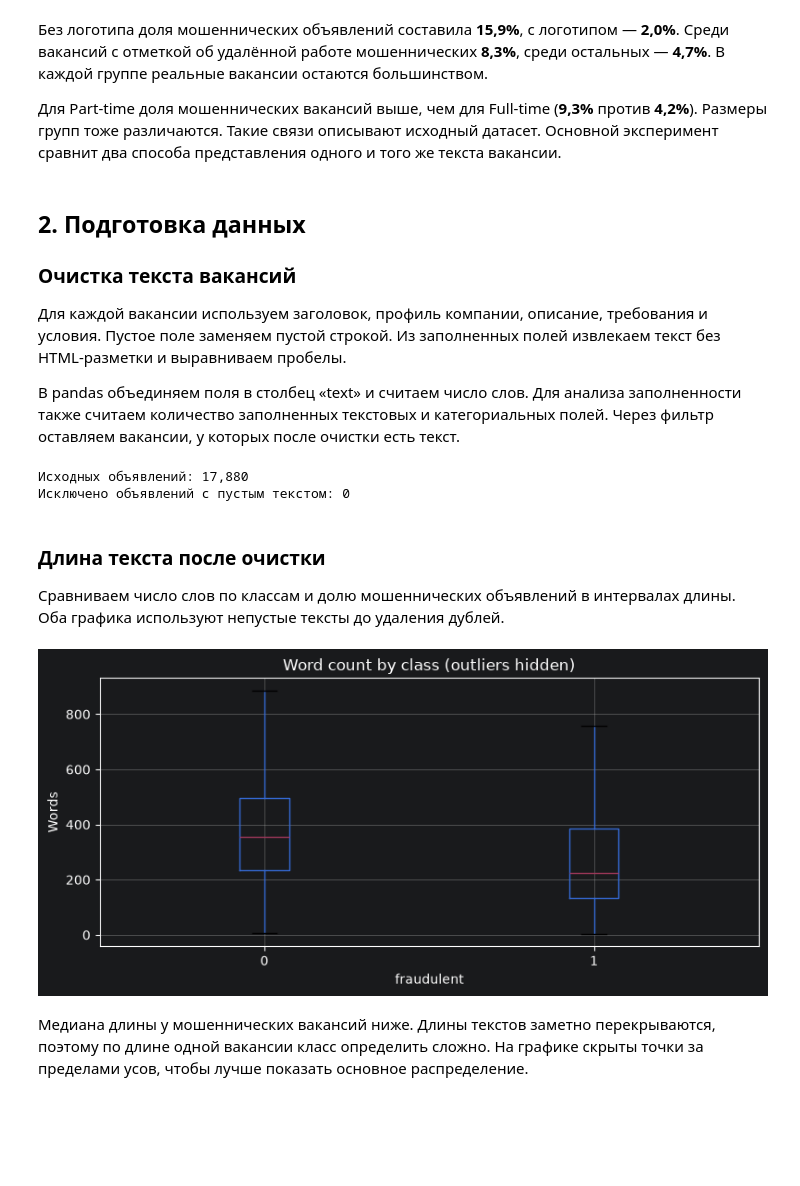
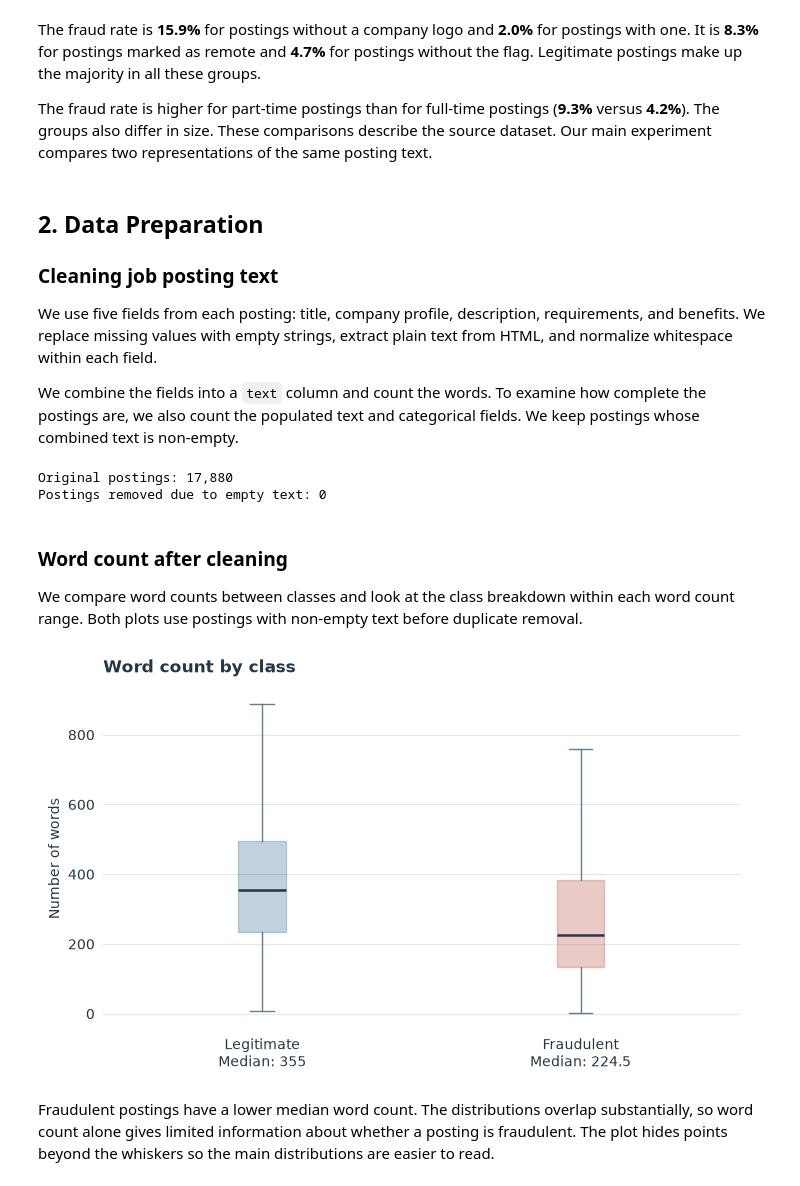
Before and after one commit to noamorii/4IZ582-fraudulent-job-detection, a Jupyter notebook: project.ipynb, the cells around one changed output. Saved outputs shown, nothing was run; the diff lists cells and outputs as text; code cells hidden in the pictures; blank space fills up the shorter version.

```diff
--- a/project.ipynb
+++ b/project.ipynb
@@ -43,3 +43,18 @@ jobs[['job_id', 'title', 'location', 'employment_type', 'fraudulent']].head(5)
+# %%
+CLASS_LABELS = {0: "Legitimate", 1: "Fraudulent"}
+CLASS_COLORS = {0: "#326C96", 1: "#BB5043"}
+TEXT_COLOR = "#253747"
+
+
+def style_axes(ax, title, grid_axis="y"):
+    ax.set_title(title, loc="left", pad=12, fontweight="bold", color=TEXT_COLOR)
+    ax.set_axisbelow(True)
+    ax.grid(axis=grid_axis, color="#E1E8EF", linewidth=0.8)
+    for spine in ax.spines.values():
+        spine.set_visible(False)
+    ax.tick_params(length=0, pad=6, colors=TEXT_COLOR)
+    ax.xaxis.label.set_color(TEXT_COLOR)
+    ax.yaxis.label.set_color(TEXT_COLOR)
 # %%
 missing = jobs.replace(r"^\s*$", pd.NA, regex=True).isna()
 by_class = missing.groupby(jobs["fraudulent"], observed=True).mean().T
@@ -167,15 +190,15 @@ plt.show()
 # %% [markdown]
-Без логотипа доля мошеннических объявлений составила **15,9%**, с логотипом — **2,0%**. Среди вакансий с отметкой об удалённой работе мошеннических **8,3%**, среди остальных — **4,7%**. В каждой группе реальные вакансии остаются большинством.
+The fraud rate is **15.9%** for postings without a company logo and **2.0%** for postings with one. It is **8.3%** for postings marked as remote and **4.7%** for postings without the flag. Legitimate postings make up the majority in all these groups.
 
-Для Part-time доля мошеннических вакансий выше, чем для Full-time (**9,3%** против **4,2%**). Размеры групп тоже различаются. Такие связи описывают исходный датасет. Основной эксперимент сравнит два способа представления одного и того же текста вакансии.
+The fraud rate is higher for part-time postings than for full-time postings (**9.3%** versus **4.2%**). The groups also differ in size. These comparisons describe the source dataset. Our main experiment compares two representations of the same posting text.
 # %% [markdown]
-## 2. Подготовка данных
+## 2. Data Preparation
 
-### Очистка текста вакансий
+### Cleaning job posting text
 
-Для каждой вакансии используем заголовок, профиль компании, описание, требования и условия. Пустое поле заменяем пустой строкой. Из заполненных полей извлекаем текст без HTML-разметки и выравниваем пробелы.
+We use five fields from each posting: title, company profile, description, requirements, and benefits. We replace missing values with empty strings, extract plain text from HTML, and normalize whitespace within each field.
 
-В pandas объединяем поля в столбец «text» и считаем число слов. Для анализа заполненности также считаем количество заполненных текстовых и категориальных полей. Через фильтр оставляем вакансии, у которых после очистки есть текст.
+We combine the fields into a `text` column and count the words. To examine how complete the postings are, we also count the populated text and categorical fields. We keep postings whose combined text is non-empty.
 # %%
 import re
 from html import unescape
@@ -219,27 +242,40 @@ cleaned_jobs['filled_fields'] = (
 has_text = cleaned_jobs['text'].ne('')
 text_jobs = cleaned_jobs.loc[has_text].copy()
 
-print(f'Исходных объявлений: {len(jobs):,}')
-print(f'Исключено объявлений с пустым текстом: {(~has_text).sum():,}')
+print(f'Original postings: {len(jobs):,}')
+print(f'Postings removed due to empty text: {(~has_text).sum():,}')
 # %% [output]
-Исходных объявлений: 17,880
-Исключено объявлений с пустым текстом: 0
+Original postings: 17,880
+Postings removed due to empty text: 0
 # %% [markdown]
-### Длина текста после очистки
+### Word count after cleaning
 
-Сравниваем число слов по классам и долю мошеннических объявлений в интервалах длины. Оба графика используют непустые тексты до удаления дублей.
+We compare word counts between classes and look at the class breakdown within each word count range. Both plots use postings with non-empty text before duplicate removal.
 # %%
-fig, ax = plt.subplots(figsize=(8, 4))
-text_jobs.boxplot(column="word_count", by="fraudulent", ax=ax, showfliers=False)
-ax.set(title="Word count by class (outliers hidden)", xlabel="fraudulent",
-       ylabel="Words")
+fig, ax = plt.subplots(figsize=(7, 4.2), layout="constrained")
+text_jobs.boxplot(
+    column="word_count", by="fraudulent", ax=ax, grid=False, showfliers=False,
+    patch_artist=True, medianprops={"color": TEXT_COLOR, "linewidth": 1.8},
+    whiskerprops={"color": "#647B8E"}, capprops={"color": "#647B8E"},
+)
+
+medians = text_jobs.groupby("fraudulent")["word_count"].median().sort_index()
+labels = [f"{CLASS_LABELS[label]}\nMedian: {median:g}" for label, median in medians.items()]
+ax.set_xticks(range(1, len(labels) + 1), labels=labels)
+for label, box in zip(medians.index, ax.patches):
+    box.set_facecolor(CLASS_COLORS[label])
+    box.set_edgecolor(CLASS_COLORS[label])
+    box.set_alpha(0.3)
+
 fig.suptitle("")
-fig.tight_layout()
+ax.set_title("")
+ax.set(xlabel="", ylabel="Number of words")
+style_axes(ax, "Word count by class")
 plt.show()
 # %% [output]
-[figure, old version]
+[figure, new version]
 # %% [markdown]
-Медиана длины у мошеннических вакансий ниже. Длины текстов заметно перекрываются, поэтому по длине одной вакансии класс определить сложно. На графике скрыты точки за пределами усов, чтобы лучше показать основное распределение.
+Fraudulent postings have a lower median word count. The distributions overlap substantially, so word count alone gives limited information about whether a posting is fraudulent. The plot hides points beyond the whiskers so the main distributions are easier to read.
 # %%
 def plot_text_length(jobs):
     groups = pd.cut(
```
Also changed, not shown: parts of 20 cells of this notebook.
